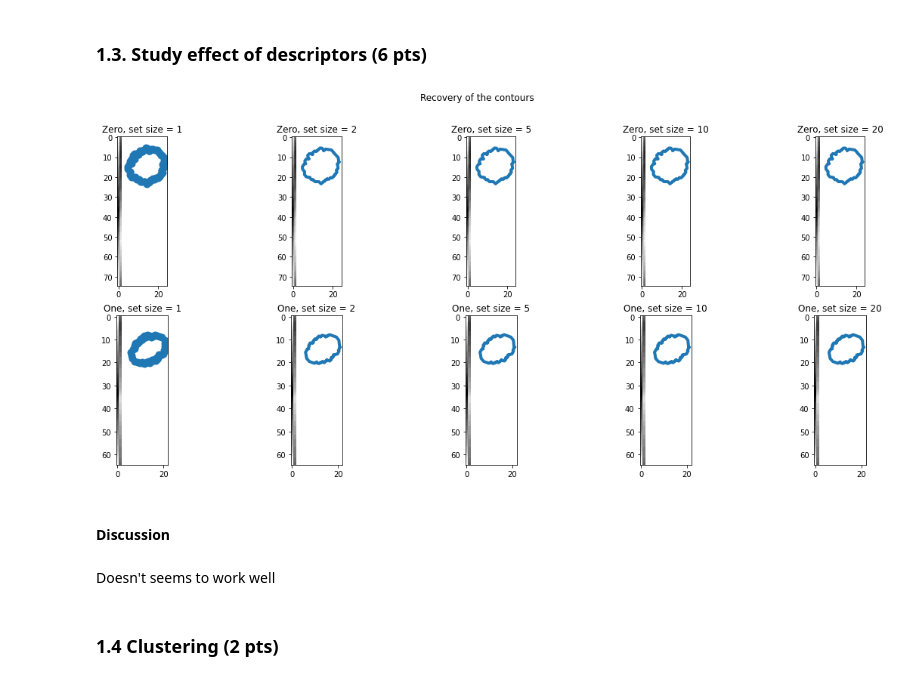
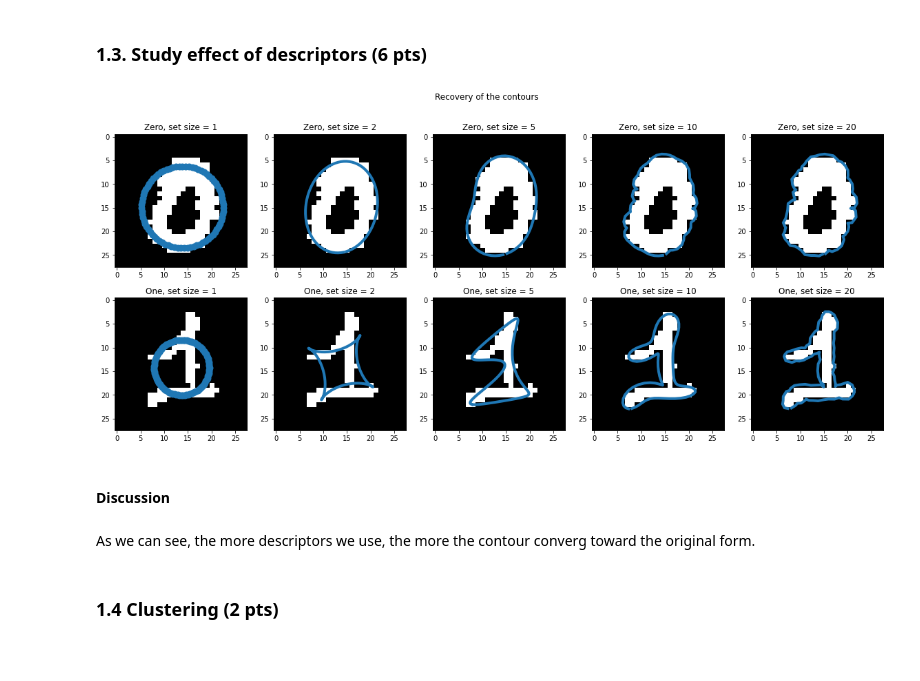
Before and after one commit to rinoago/iapr, a Jupyter notebook: labs/lab_02_object_description.ipynb, the cells around one changed output. Drawn from its saved outputs; the diff is of its cells as text; code cells hidden in the pictures; blank space fills up the shorter version.

```diff
--- a/labs/lab_02_object_description.ipynb
+++ b/labs/lab_02_object_description.ipynb
@@ -294,20 +276,19 @@ As we can see the only one that fail was the 1_8 because there were some other f
 from skimage.morphology import square
 from skimage.morphology.binary import binary_opening
 
-disksize_close = skimage.morphology.disk(1.2)
+disksize_close = skimage.morphology.disk(1)
 disksize_open = skimage.morphology.disk(0) # no opening
 
 # Opening on 1_8.png
-ones[8] = binary_opening(ones[8], square(8))
+ones[8] = binary_opening(ones[8], disksize_close)
 ones[8][ones[8] == 1] = 255
 
 fig, axes = plt.subplots(1, len(ones), figsize=(12, 3))
 
-for ax, cont, nm, orig in zip(axes, ones_cont, ones_names, ones_im):
+for ax, cont, nm, orig in zip(axes, ones_cont, ones_names, ones):
     # invert the colormap to make the form white
     ax.imshow(orig, cmap='gray_r')
     # plot the contour in red
-    ax.plot(cont[:,1],cont[:,0], c='red', linewidth=1)
     ax.axis('off')
     ax.set_title(nm)
 # %% [output]
@@ -355,63 +336,68 @@ for ct0, ct1, nm0, nm1 in zip(zero_cont, ones_cont, zeros_names, ones_names):
 # %% [markdown]
 ### 1.3. Study effect of descriptors (6 pts)
 # %%
-# On each of the 5 plots you will show the recovery for a "0" and a "1" (used the same axis for both a "0" and a "1").
 # Define increasing set sizes of the descriptors. You can also change these numbers.
 descr_set_sizes = [1, 2, 5, 10, 20]
 
 # Define images for which you will show the recovery. You can also change the indexes.
-zero = zero_cont[4]
-one = ones_cont[7]
+zero = zero_cont[9]
+one = ones_cont[5]
 
 fft0 = fourrier(zero)
 fft1 = fourrier(one)
+
+# Sort the Fourier descriptors based on frequency
+fft0_sorted = sorted(fft0, key=lambda x: abs(x), reverse=True)
+fft1_sorted = sorted(fft1, key=lambda x: abs(x), reverse=True)
 
 fig, axes = plt.subplots(2, 5, figsize=(20, 8))
 
 # Plot recovery for a zero image
 for i in range(0, 5):
     # Reconstruction using different amounts of descriptors
-    fft_desc_0= fft0
-    fft_desc_0[descr_set_sizes[i]:len(descr_set_sizes)]=0
+    fft_desc_0 = np.array(fft0)
+    #only keep the lowest frequency
+    fft_desc_0[np.where(np.abs(fft_desc_0) < np.abs(fft0_sorted[descr_set_sizes[i]]))] = 0
     ifft_contour_0 = np.fft.ifft(fft_desc_0)
     reconst_contour_0 = np.zeros((ifft_contour_0.shape[0], 2))
-    reconst_contour_0[:,1] = np.real(ifft_contour_0)
-    reconst_contour_0[:,0] = np.imag(ifft_contour_0)
+    reconst_contour_0[:, 0] = np.real(ifft_contour_0)
+    reconst_contour_0[:, 1] = np.imag(ifft_contour_0)
     # Plot the reconstructed contour
-    axes[0,i].imshow(zero, cmap='gray')
-    if i==0:
+    axes[0,i].imshow(zeros[9], cmap='gray')
+    if i == 0:
         axes[0,i].scatter(reconst_contour_0[:, 1], reconst_contour_0[:, 0], linewidth=4)
     else:
         axes[0,i].plot(reconst_contour_0[:, 1], reconst_contour_0[:, 0], linewidth=4)
     axes[0,i].set_title("Zero, set size = " + str(descr_set_sizes[i]))
     axes[0,i].set_aspect('equal')  # Set aspect ratio to be equal
 
 # Plot recovery for a one image
 for i in range(0, 5):
     # Reconstruction using different amounts of descriptors
-    fft_desc_1= fft1
-    fft_desc_1[descr_set_sizes[i]:len(descr_set_sizes)]=0
+    fft_desc_1 = np.array(fft1)
+    #only keep the lowest frequency
+    fft_desc_1[np.where(np.abs(fft_desc_1) < np.abs(fft1_sorted[descr_set_sizes[i]]))] = 0
     ifft_contour_1 = np.fft.ifft(fft_desc_1)
     reconst_contour_1 = np.zeros((ifft_contour_1.shape[0], 2))
-    reconst_contour_1[:,1] = np.real(ifft_contour_1)
-    reconst_contour_1[:,0] = np.imag(ifft_contour_1)
+    reconst_contour_1[:, 0] = np.real(ifft_contour_1)
+    reconst_contour_1[:, 1] = np.imag(ifft_contour_1)
     # Plot the reconstructed contour
-    axes[1,i].imshow(one, cmap='gray')
-    if i==0:
+    axes[1,i].imshow(ones[5], cmap='gray')
+    if i == 0:
         axes[1,i].scatter(reconst_contour_1[:, 1], reconst_contour_1[:, 0], linewidth=4)
     else:
         axes[1,i].plot(reconst_contour_1[:, 1], reconst_contour_1[:, 0], linewidth=4)
     axes[1,i].set_title("One, set size = " + str(descr_set_sizes[i]))
     axes[1,i].set_aspect('equal')  # Set aspect ratio to be equal
 
 fig.suptitle("Recovery of the contours")
 plt.show()
 # %% [output]
-[figure, old version]
+[figure, new version]
 # %% [markdown]
 #### Discussion
-# %% [markdown]
-Doesn't seems to work well
+# %% [markdown]
+As we can see, the more descriptors we use, the more the contour converg toward the original form.
 # %% [markdown]
 ### 1.4 Clustering (2 pts)
 # %% [markdown]
```
Also changed, not shown: parts of 8 cells of this notebook.
